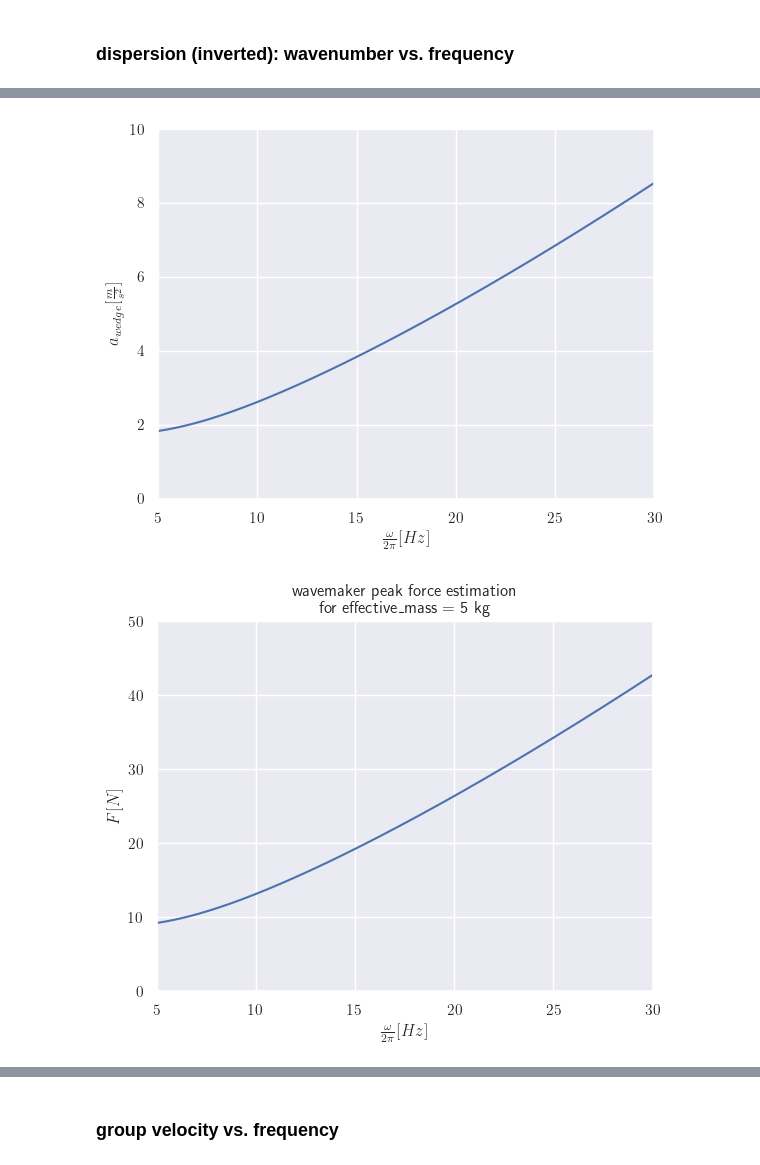
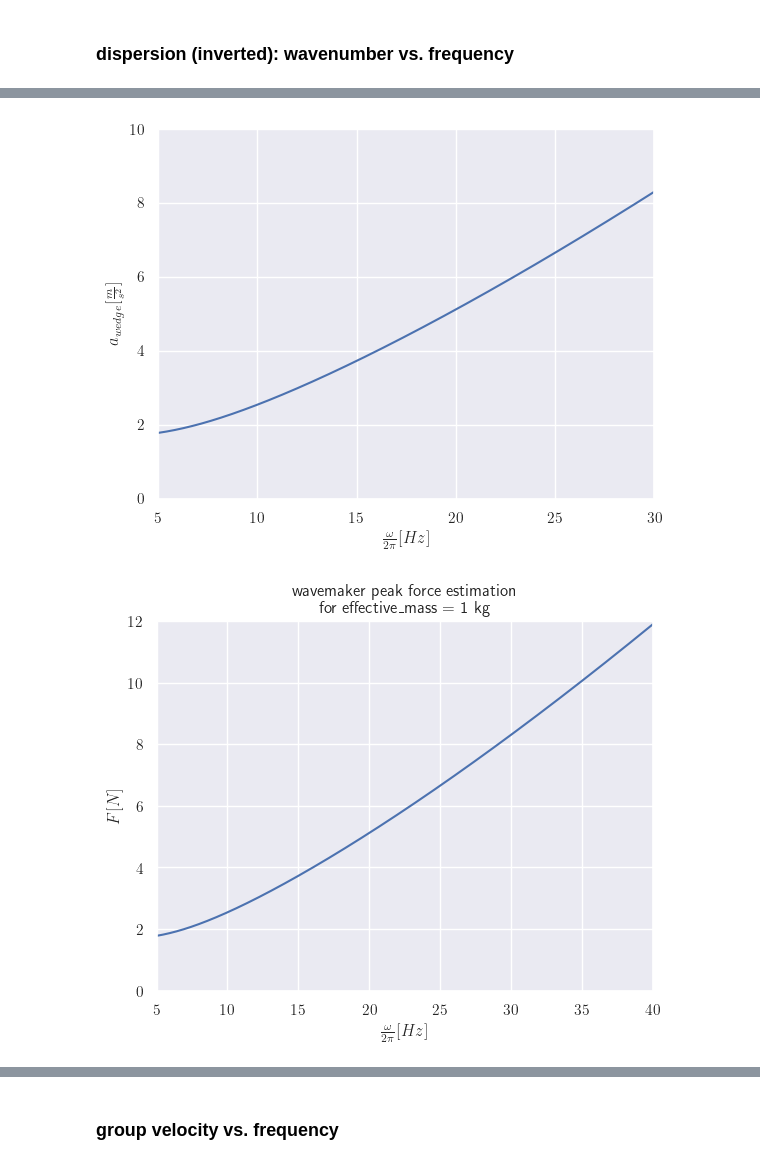
Before and after one commit to InbarMaimon/ProjectAquarium, a Jupyter notebook: notes/wave_maker/wave_maker_theory.ipynb, the cells around one changed output, grey strips where cells are left out. Saved outputs shown, nothing was run; the diff lists cells and outputs as text; code cells hidden in the pictures.

```diff
--- a/notes/wave_maker/wave_maker_theory.ipynb
+++ b/notes/wave_maker/wave_maker_theory.ipynb
@@ -195,6 +183,6 @@ plt.savefig(
 # %%
-nonlinear_correction = 2 * rms_slopes**2    # Lamb 1945, at Zappa et al (2008), results
-peak_vertical_velocity = 2*pi * frequencies * amplitudes * (1 + nonlinear_correction)
+# nonlinear_correction = 2 * rms_slopes**2    # Lamb 1945, at Zappa et al (2008), results
+peak_vertical_velocity = 2*pi * frequencies * amplitudes
 
 plt.plot(frequencies, 1000*peak_vertical_velocity)
 plt.xlim(5, 30)
@@ -220,23 +208,23 @@ plt.ylabel(r"$a_{wedge} [\frac{m}{s^2}]$")
 
 plt.savefig(fname=join_path(PATH_FIGURES, "wavemaker_peak_accelaration.png"))
 # %% [output]
-[figure, old version]
+[figure, new version]
 # %%
 i_f_is_5 = np.argmin((frequencies - 5)**2)
 i_f_is_30 = np.argmin((frequencies - 30)**2)
 # %%
-m_eff = 5   # kg; estimation
+m_eff = 1   # kg; estimation
 peak_force = peak_accelaration * m_eff
 
 plt.plot(frequencies, peak_force)
-plt.xlim(5, 30)
+plt.xlim(5, 40)
 plt.xlabel(r"$\frac{\omega}{2\pi} [Hz]$")
-plt.ylim(0, 50)
+plt.ylim(0, 12)
 plt.ylabel(r"$F [N]$")
 plt.title(f"wavemaker peak force estimation\nfor effective_mass = {m_eff} kg")
 plt.savefig(fname=join_path(PATH_FIGURES, f"wavemaker_peak_force_estimation_{m_eff}_kg.png"))
 # %% [output]
-[figure, old version]
+[figure, new version]
 # %%
 plt.figure()
 plt.text(0.2, 0.5,
```
Also changed, not shown: parts of 10 cells of this notebook, 21 other files.
